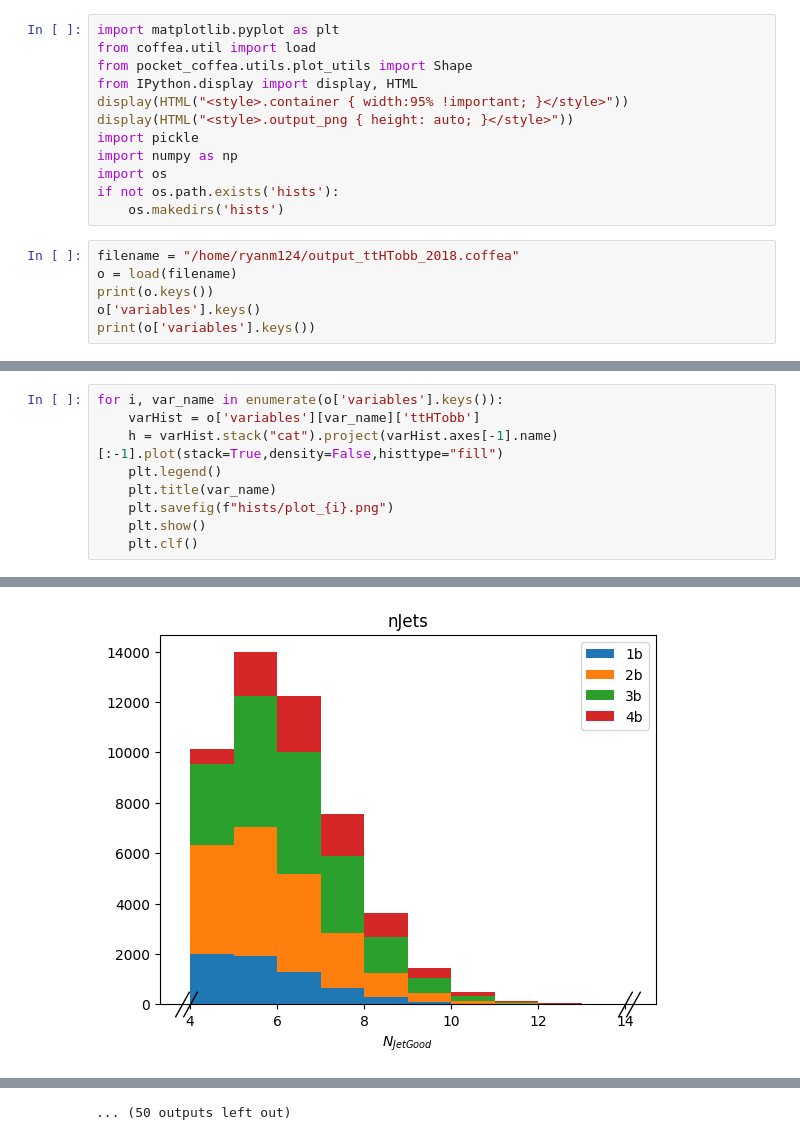
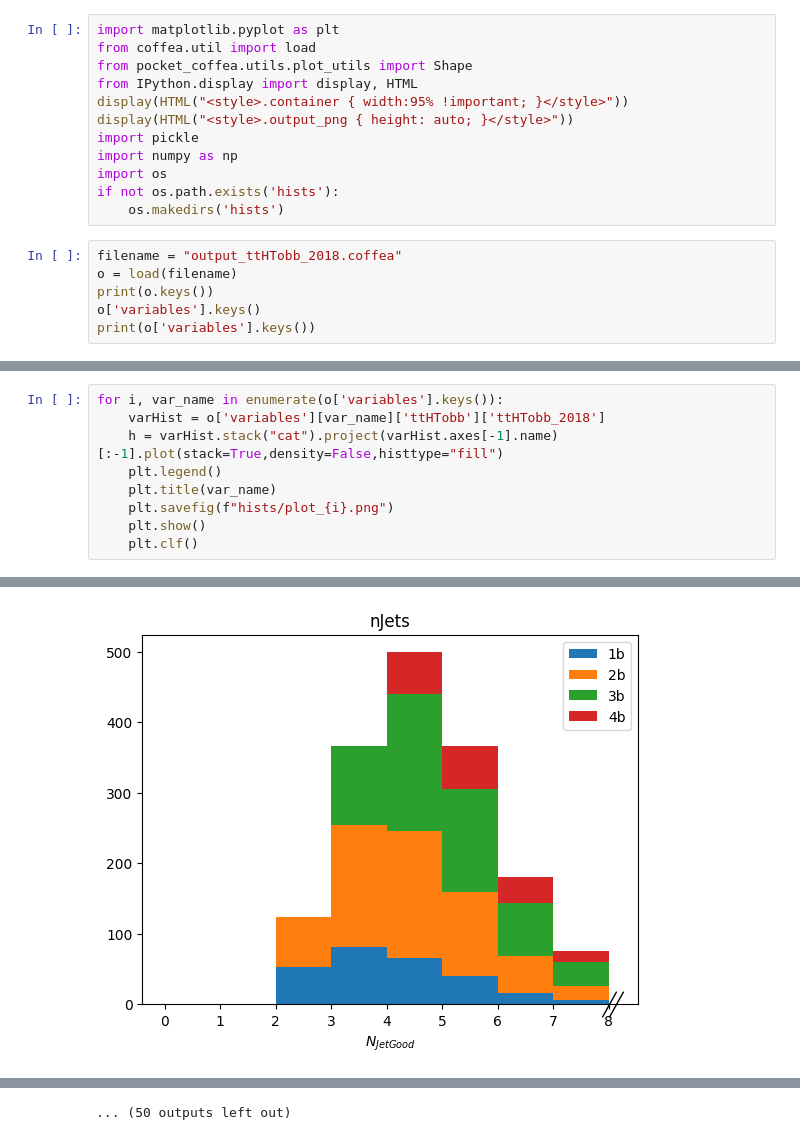
Before and after one commit to UBParker/PocketCoffea, a Jupyter notebook: stackHists.ipynb, the cells around one changed output, grey strips where cells are left out. Cells and saved outputs as stored; diff of their text form.

```diff
--- a/stackHists.ipynb
+++ b/stackHists.ipynb
@@ -11,7 +11,7 @@ import os
 if not os.path.exists('hists'):
     os.makedirs('hists')
 # %%
-filename = "/home/ryanm124/output_ttHTobb_2018.coffea"
+filename = "output_ttHTobb_2018.coffea"
 o = load(filename)
 print(o.keys())
 o['variables'].keys()
@@ -32,6 +34,6 @@ plt.legend()
 # %%
 for i, var_name in enumerate(o['variables'].keys()):
-    varHist = o['variables'][var_name]['ttHTobb']
+    varHist = o['variables'][var_name]['ttHTobb']['ttHTobb_2018']
     h = varHist.stack("cat").project(varHist.axes[-1].name)[:-1].plot(stack=True,density=False,histtype="fill")
     plt.legend()
     plt.title(var_name)
@@ -51 +53 @@ for i, var_name in enumerate(o['variables'].keys()):
-[figure, old version]
+[figure, new version]
```
Also changed, not shown: parts of 6 cells of this notebook.
